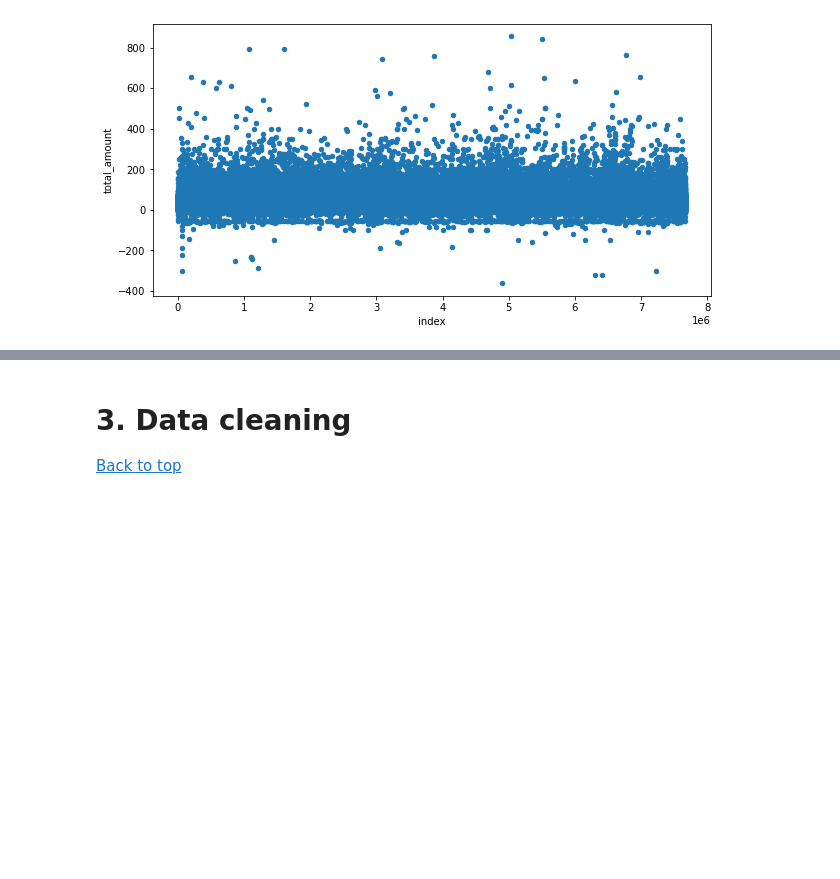
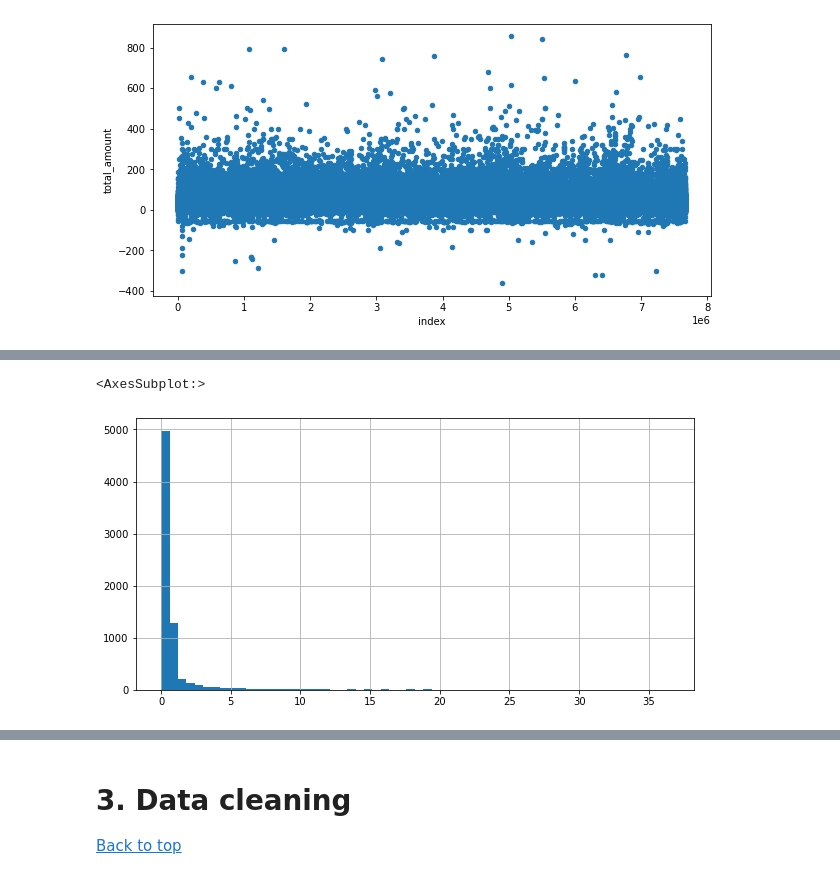
Before and after one commit to Au-Jonathan/New-York-Taxi-Analysis, a Jupyter notebook: Module 2.ipynb, the cells around one changed output, grey strips where cells are left out. Saved outputs shown, nothing was run; the diff lists cells and outputs as text; code cells hidden in the pictures; blank space fills up the shorter version.

```diff
--- a/Module 2.ipynb
+++ b/Module 2.ipynb
@@ -105,0 +171,5 @@ taxi_data[taxi_data['total_amount']<1000].reset_index().plot.scatter('index','to
+# %%
+taxi_data[taxi_data['total_amount']<0]['trip_distance'].hist(bins=60,figsize=(10,5))
+# %% [output]
+<AxesSubplot:>
+[figure, added]
```
Also changed, not shown: parts of 37 cells of this notebook.
